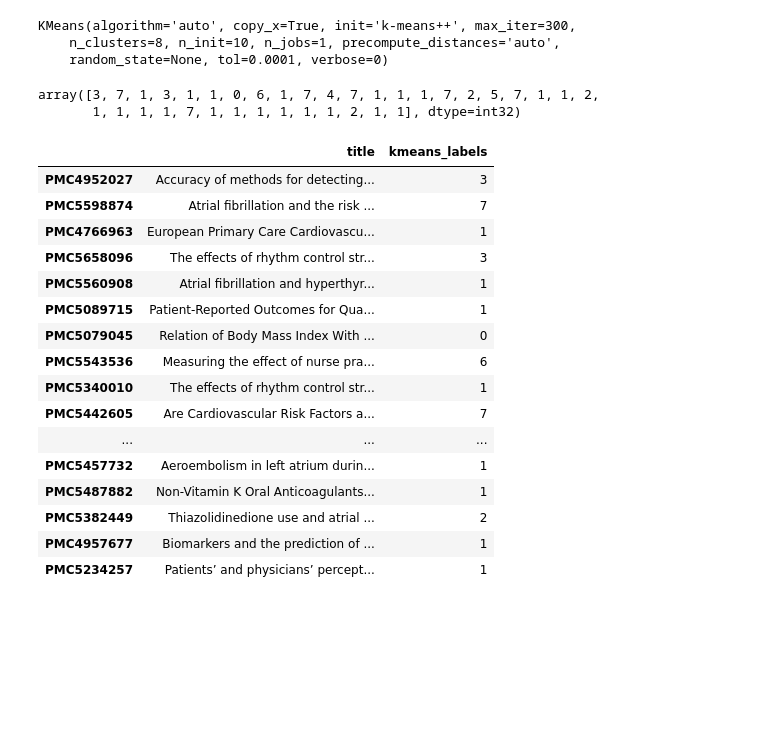
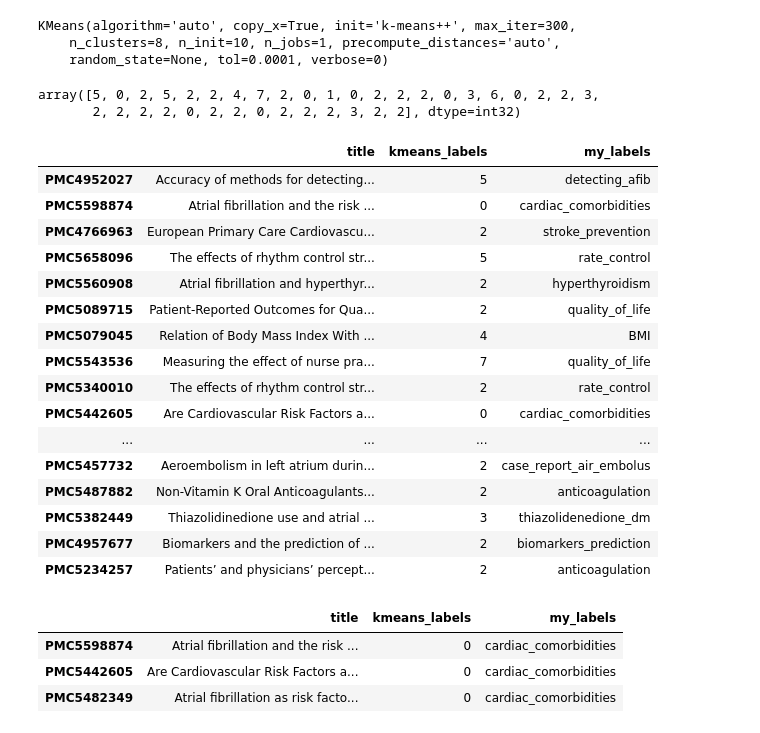
Before and after one commit to jl56923/Extractive-summarization-of-Pubmed, a Jupyter notebook: notebooks/4_Clustering.ipynb, the cells around one changed output. Saved outputs shown, nothing was run; the diff lists cells and outputs as text; code cells hidden in the pictures; blank space fills up the shorter version.

```diff
--- a/notebooks/4_Clustering.ipynb
+++ b/notebooks/4_Clustering.ipynb
@@ -231,8 +285,3 @@ with open("documents/lewy_body_dementia_review_paper_dictionary_list.pkl", "rb")
 af_list_of_paper_dictionaries[0].keys()
 # %% [output]
 dict_keys(['pmcid', 'title', 'keywords', 'abstract_text', 'article_text', 'citation_tuples'])
-# %%
-for paper_dict in af_list_of_paper_dictionaries:
-    print(paper_dict['pmcid'])
-    print(paper_dict['title'])
-    print("--------------------------\n")
@@ -362,3 +374,6 @@ af_only_df[['title', 'my_labels']]
 ## Cluster on AF only papers
 
 Let's try k-means clustering of the AF papers.
+# %%
+db = DBSCAN(eps=0.3, min_samples=3)
+db.fit(af_only_df.drop(columns=['disease', 'title', 'my_labels']))
@@ -365,6 +389,8 @@ Let's try k-means clustering of the AF papers.
+# %%
+af_only_df['dbscan_label'] = db.labels_
 # %%
 kmeans = KMeans(n_clusters=8)
-kmeans.fit(af_only_df.drop(columns=['disease', 'title']))
+kmeans.fit(af_only_df.drop(columns=['disease', 'title', 'my_labels']))
 # %% [output]
 KMeans(algorithm='auto', copy_x=True, init='k-means++', max_iter=300,
     n_clusters=8, n_init=10, n_jobs=1, precompute_distances='auto',
@@ -372,29 +398,36 @@ KMeans(algorithm='auto', copy_x=True, init='k-means++', max_iter=300,
 # %%
 kmeans.labels_
 # %% [output]
-array([3, 7, 1, 3, 1, 1, 0, 6, 1, 7, 4, 7, 1, 1, 1, 7, 2, 5, 7, 1, 1, 2,
-       1, 1, 1, 1, 7, 1, 1, 1, 1, 1, 1, 2, 1, 1], dtype=int32)
+array([5, 0, 2, 5, 2, 2, 4, 7, 2, 0, 1, 0, 2, 2, 2, 0, 3, 6, 0, 2, 2, 3,
+       2, 2, 2, 2, 0, 2, 2, 0, 2, 2, 2, 3, 2, 2], dtype=int32)
 # %%
 af_only_df['kmeans_labels'] = kmeans.labels_
 # %%
 pd.options.display.max_colwidth = 150
 # %%
-af_only_df[['title', 'kmeans_labels']]
+af_only_df[['title', 'kmeans_labels', 'my_labels']]
 # %% [output]
-|  | title | kmeans_labels |
-| PMC4952027 | Accuracy of methods for detecting... | 3 |
-| PMC5598874 | Atrial fibrillation and the risk ... | 7 |
-| PMC4766963 | European Primary Care Cardiovascu... | 1 |
-| PMC5658096 | The effects of rhythm control str... | 3 |
-| PMC5560908 | Atrial fibrillation and hyperthyr... | 1 |
-| PMC5089715 | Patient-Reported Outcomes for Qua... | 1 |
-| PMC5079045 | Relation of Body Mass Index With ... | 0 |
-| PMC5543536 | Measuring the effect of nurse pra... | 6 |
-| PMC5340010 | The effects of rhythm control str... | 1 |
-| PMC5442605 | Are Cardiovascular Risk Factors a... | 7 |
-| ... | ... | ... |
-| PMC5457732 | Aeroembolism in left atrium durin... | 1 |
-| PMC5487882 | Non-Vitamin K Oral Anticoagulants... | 1 |
-| PMC5382449 | Thiazolidinedione use and atrial ... | 2 |
-| PMC4957677 | Biomarkers and the prediction of ... | 1 |
-| PMC5234257 | Patients’ and physicians’ percept... | 1 |
+|  | title | kmeans_labels | my_labels |
+| PMC4952027 | Accuracy of methods for detecting... | 5 | detecting_afib |
+| PMC5598874 | Atrial fibrillation and the risk ... | 0 | cardiac_comorbidities |
+| PMC4766963 | European Primary Care Cardiovascu... | 2 | stroke_prevention |
+| PMC5658096 | The effects of rhythm control str... | 5 | rate_control |
+| PMC5560908 | Atrial fibrillation and hyperthyr... | 2 | hyperthyroidism |
+| PMC5089715 | Patient-Reported Outcomes for Qua... | 2 | quality_of_life |
+| PMC5079045 | Relation of Body Mass Index With ... | 4 | BMI |
+| PMC5543536 | Measuring the effect of nurse pra... | 7 | quality_of_life |
+| PMC5340010 | The effects of rhythm control str... | 2 | rate_control |
+| PMC5442605 | Are Cardiovascular Risk Factors a... | 0 | cardiac_comorbidities |
+| ... | ... | ... | ... |
+| PMC5457732 | Aeroembolism in left atrium durin... | 2 | case_report_air_embolus |
+| PMC5487882 | Non-Vitamin K Oral Anticoagulants... | 2 | anticoagulation |
+| PMC5382449 | Thiazolidinedione use and atrial ... | 3 | thiazolidenedione_dm |
+| PMC4957677 | Biomarkers and the prediction of ... | 2 | biomarkers_prediction |
+| PMC5234257 | Patients’ and physicians’ percept... | 2 | anticoagulation |
+# %%
+af_only_df[af_only_df.my_labels == 'cardiac_comorbidities'][['title', 'kmeans_labels', 'my_labels']]
+# %% [output]
+|  | title | kmeans_labels | my_labels |
+| PMC5598874 | Atrial fibrillation and the risk ... | 0 | cardiac_comorbidities |
+| PMC5442605 | Are Cardiovascular Risk Factors a... | 0 | cardiac_comorbidities |
+| PMC5482349 | Atrial fibrillation as risk facto... | 0 | cardiac_comorbidities |
```
Also changed, not shown: parts of 21 cells of this notebook, 14 other files.
